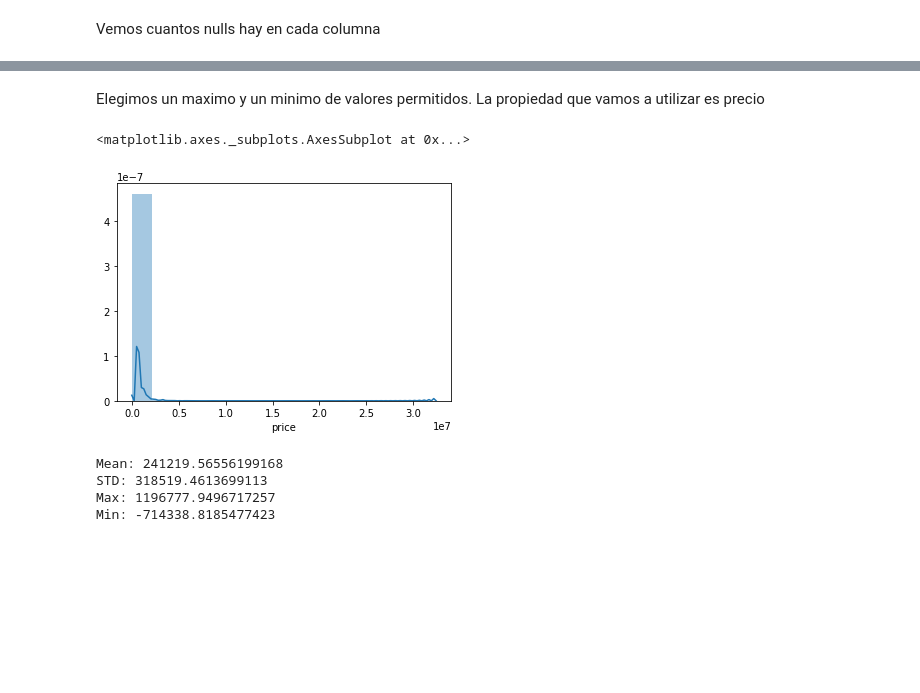
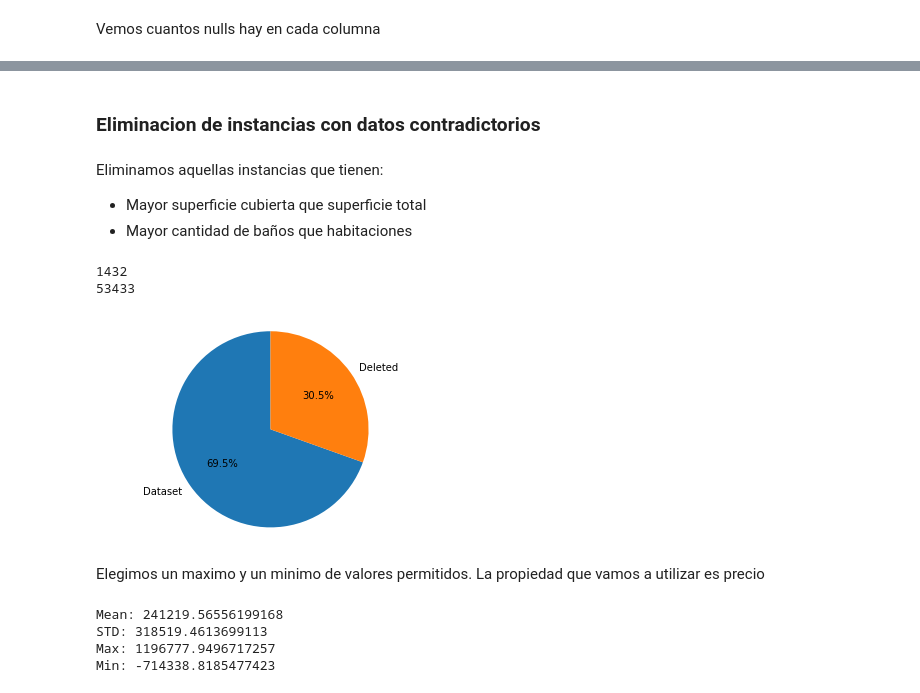
Before and after one commit to franpossetto/acamica-ds-spr2, a Jupyter notebook: DS_Proyecto_02.ipynb, the cells around one changed output, grey strips where cells are left out. Saved outputs shown, nothing was run; the diff lists cells and outputs as text; code cells hidden in the pictures; blank space fills up the shorter version.

```diff
--- a/DS_Proyecto_02.ipynb
+++ b/DS_Proyecto_02.ipynb
@@ -125,6 +133,6 @@ dtype: int64
 # %% [markdown]
 Primero descartamos aquellas propiedades que no son utiles para nuestro analisis y contamos la cantidad de datos faltantes por columna que tiene el dataset.
 # %%
-dataset.drop(['l1', 'start_date', 'end_date', 'created_on', 'lat', 'lon', 'title', 'currency','description','operation_type'], 'columns', inplace = True )
+dataset.drop(['l1','l2', 'start_date', 'end_date', 'created_on', 'lat', 'lon', 'title', 'currency','operation_type'], 'columns', inplace = True )
 print("Luego de limpiar el dataset la cantidad de propiedades son: " + str(dataset.shape[1]))
 # %% [output]
@@ -151,15 +196,40 @@ dtype: int64
+# %% [markdown]
+### Eliminacion de instancias con datos contradictorios
+# %% [markdown]
+Eliminamos aquellas instancias que tienen:
+   * Mayor superficie cubierta que superficie total
+   * Mayor cantidad de baños que habitaciones
+# %%
+#sup cubierta mayor que sup total
+mask1 = (ds2['surface_total'] < ds2['surface_covered'])
+print(mask1.sum())
+
+#mas baños que habitaciones
+mask2 = (ds2['_rooms'] < ds2['bathrooms'])
+print(mask2.sum())
+
+ds3 = ds2[~mask1 | ~mask2]
+
+labels = ['Dataset', 'Deleted']
+d1 = ds3.shape[0]
+d2 = ds2[mask1 | mask2].shape[0]
+3
+sizes = [d1, d2]  # Add upto 100%
+
+# Plot the pie chart
+plt.pie(sizes, labels=labels, autopct='%1.1f%%', startangle=90)
+
+# Equal aspect ratio ensures that pie is drawn as a circle.
+plt.axis('equal')
+
+# Display the graph onto the screen
+plt.show()
+# %% [output]
+1432
+53433
+[figure, added]
 # %% [markdown]
 Elegimos un maximo y un minimo de valores permitidos. La propiedad que vamos a utilizar es precio
-# %%
-#zscore sobre una propiedad?
-#print(dataset["price"].head(15))
-#dataset["price"] = dataset["price"] - (dataset["price"].mean()/dataset["price"].std())
-#print(dataset["price"].head(15))
-sns.distplot(dataset["price"], bins = 15, label = 'price')
-#sns.distplot(dataset["surface_covered"], bins = 50, label = 'surface_covered')
-# %% [output]
-<matplotlib.axes._subplots.AxesSubplot at 0x...>
-[figure, removed]
 # %%
 _mean = dataset["price"].mean()
 _std = dataset["price"].std()
```
Also changed, not shown: parts of 12 cells of this notebook.
